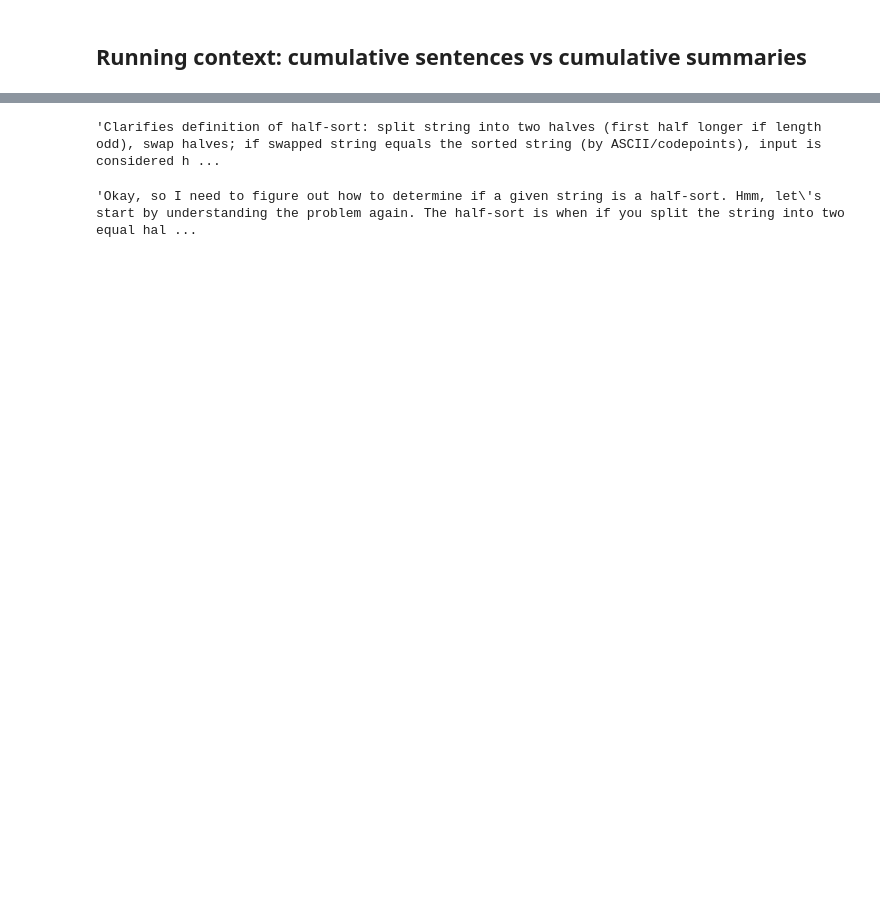
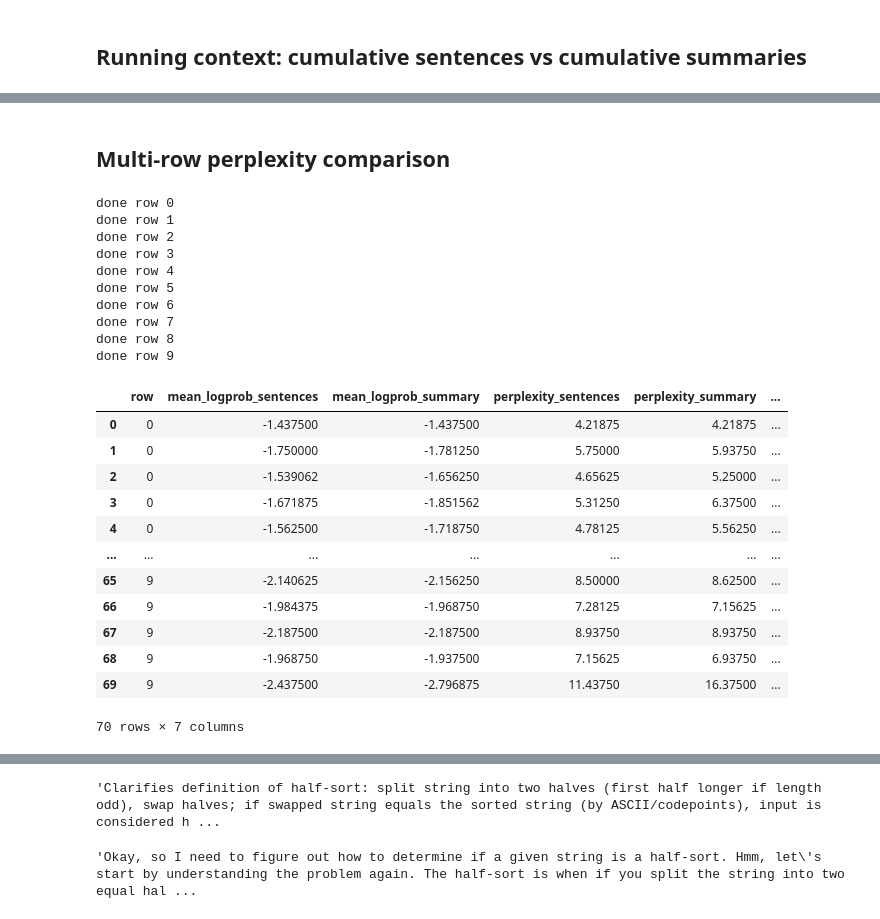
Before and after one commit to jnzhao3/infoloss, a Jupyter notebook: 00_infoloss.ipynb, the cells around one changed output, grey strips where cells are left out. Saved outputs shown, nothing was run; the diff lists cells and outputs as text; code cells hidden in the pictures; blank space fills up the shorter version.

```diff
--- a/00_infoloss.ipynb
+++ b/00_infoloss.ipynb
@@ -451,0 +464,66 @@ The code is correct. The examples checked all
+# %% [markdown]
+## Multi-row perplexity comparison
+# %%
+def row_continuation_results(row_data):
+    """Per-block continuation log-probs for one dataset row."""
+    results = []
+    for i in range(len(row_data["blocks"]) - 1):
+        s,  e  = row_data["blocks"][i]
+        s1, e1 = row_data["blocks"][i + 1]
+
+        prefix_sentences = " ".join(row_data["sentences"][s  : e  + 1])
+        prefix_summary   = row_data["block_summaries"][i]
+        next_block_text  = " ".join(row_data["sentences"][s1 : e1 + 1])
+
+        _, lp_sent = continuation_logprobs(prefix_sentences, next_block_text)
+        _, lp_summ = continuation_logprobs(prefix_summary,   next_block_text)
+
+        results.append({
+            "mean_logprob_sentences": lp_sent.mean().item(),
+            "mean_logprob_summary":   lp_summ.mean().item(),
+            "perplexity_sentences":   torch.exp(-lp_sent.mean()).item(),
+            "perplexity_summary":     torch.exp(-lp_summ.mean()).item(),
+        })
+
+    if torch.cuda.is_available():
+        torch.cuda.empty_cache()
+
+    return results
+
+
+N_ROWS = 10  # increase if memory allows
+
+all_results = []
+for row_idx in range(N_ROWS):
+    for block_result in row_continuation_results(om_ds[row_idx]):
+        all_results.append({"row": row_idx, **block_result})
+    print(f"done row {row_idx}")
+
+df_all = pd.DataFrame(all_results)
+df_all["perplexity_delta"] = df_all["perplexity_summary"] - df_all["perplexity_sentences"]
+df_all["logprob_delta"]    = df_all["mean_logprob_summary"] - df_all["mean_logprob_sentences"]
+df_all
+# %% [output]
+done row 0
+done row 1
+done row 2
+done row 3
+done row 4
+done row 5
+done row 6
+done row 7
+done row 8
+done row 9
+|  | row | mean_logprob_sentences | mean_logprob_summary | perplexity_sentences | perplexity_summary | ... |
+| 0 | 0 | -1.437500 | -1.437500 | 4.21875 | 4.21875 | ... |
+| 1 | 0 | -1.750000 | -1.781250 | 5.75000 | 5.93750 | ... |
+| 2 | 0 | -1.539062 | -1.656250 | 4.65625 | 5.25000 | ... |
+| 3 | 0 | -1.671875 | -1.851562 | 5.31250 | 6.37500 | ... |
+| 4 | 0 | -1.562500 | -1.718750 | 4.78125 | 5.56250 | ... |
+| ... | ... | ... | ... | ... | ... | ... |
+| 65 | 9 | -2.140625 | -2.156250 | 8.50000 | 8.62500 | ... |
+| 66 | 9 | -1.984375 | -1.968750 | 7.28125 | 7.15625 | ... |
+| 67 | 9 | -2.187500 | -2.187500 | 8.93750 | 8.93750 | ... |
+| 68 | 9 | -1.968750 | -1.937500 | 7.15625 | 6.93750 | ... |
+| 69 | 9 | -2.437500 | -2.796875 | 11.43750 | 16.37500 | ... |
+70 rows × 7 columns
```
Also changed, not shown: parts of 13 cells of this notebook, 3 other files.
